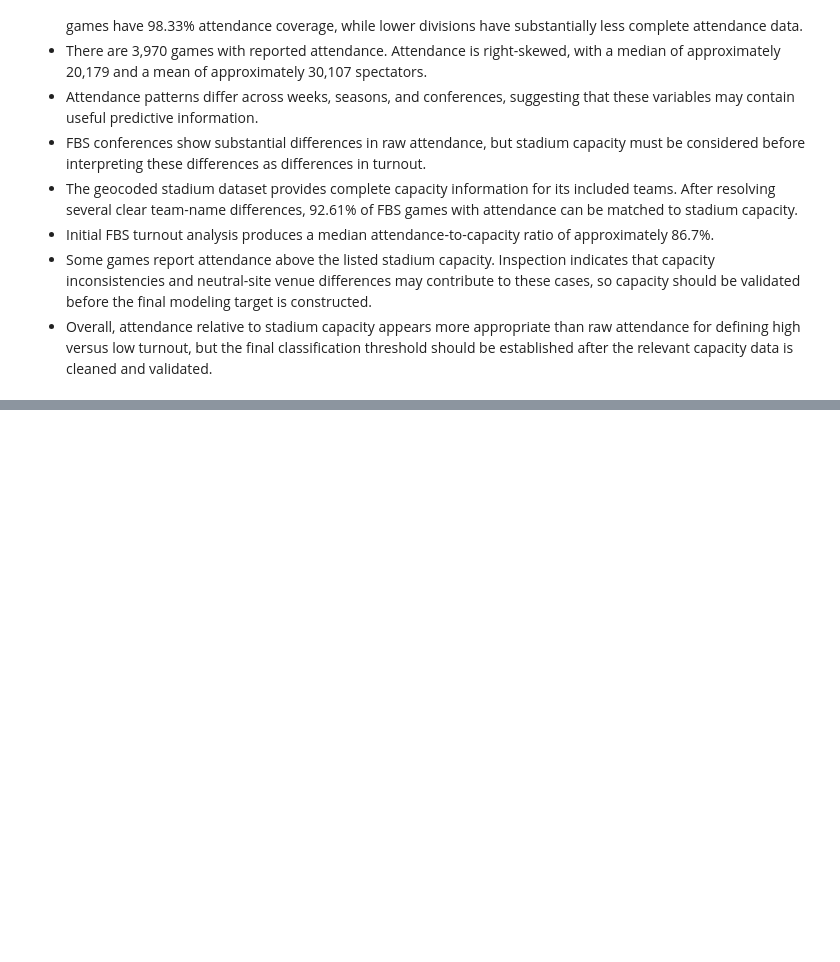
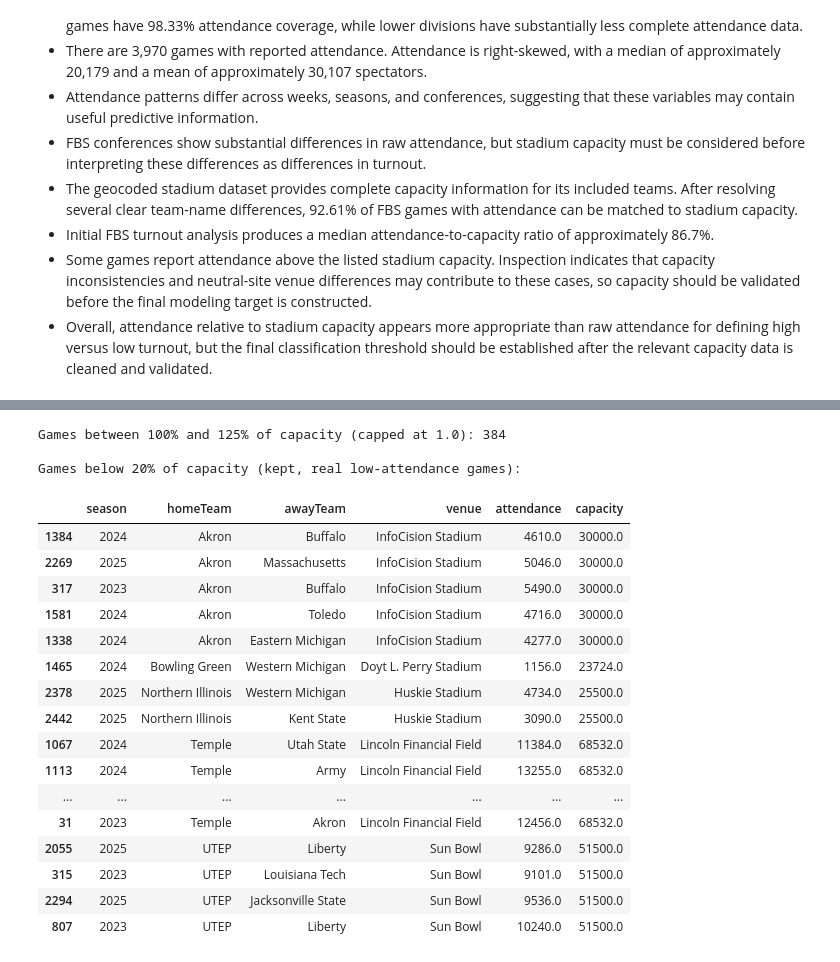
Before and after one commit to Break-Through-Tech/Sports-Analytics-1B-assessing-football-stadium-attendance-and-experience, a Jupyter notebook: notebooks/01_eda_feature_engineering.ipynb, the cells around one changed output, grey strips where cells are left out. Cells and saved outputs as stored; diff of their text form; code cells hidden in the pictures; blank space fills up the shorter version.

```diff
--- a/notebooks/01_eda_feature_engineering.ipynb
+++ b/notebooks/01_eda_feature_engineering.ipynb
@@ -1255,0 +1311,5 @@ The initial exploratory analysis of the updated 2023–2025 data identified seve
+# %%
+print("Neutral-site games in the FBS data:", clean_df["neutralSite"].sum())
+
+clean_df = clean_df[clean_df["neutralSite"] == False]
+print("Rows after removing neutral-site games:", len(clean_df))
@@ -1255,0 +1472,30 @@ The initial exploratory analysis of the updated 2023–2025 data identified seve
+# %%
+print("Games between 100% and 125% of capacity (capped at 1.0):", (clean_df["turnout_rate"] > 1).sum())
+clean_df["turnout_rate"] = clean_df["turnout_rate"].clip(upper=1.0)
+
+print("\nGames below 20% of capacity (kept, real low-attendance games):")
+clean_df.loc[
+    clean_df["turnout_rate"] < 0.20,
+    ["season", "homeTeam", "awayTeam", "venue", "attendance", "capacity"]
+].sort_values("homeTeam")
+# %% [output]
+Games between 100% and 125% of capacity (capped at 1.0): 384
+
+Games below 20% of capacity (kept, real low-attendance games):
+|  | season | homeTeam | awayTeam | venue | attendance | capacity |
+| 1384 | 2024 | Akron | Buffalo | InfoCision Stadium | 4610.0 | 30000.0 |
+| 2269 | 2025 | Akron | Massachusetts | InfoCision Stadium | 5046.0 | 30000.0 |
+| 317 | 2023 | Akron | Buffalo | InfoCision Stadium | 5490.0 | 30000.0 |
+| 1581 | 2024 | Akron | Toledo | InfoCision Stadium | 4716.0 | 30000.0 |
+| 1338 | 2024 | Akron | Eastern Michigan | InfoCision Stadium | 4277.0 | 30000.0 |
+| 1465 | 2024 | Bowling Green | Western Michigan | Doyt L. Perry Stadium | 1156.0 | 23724.0 |
+| 2378 | 2025 | Northern Illinois | Western Michigan | Huskie Stadium | 4734.0 | 25500.0 |
+| 2442 | 2025 | Northern Illinois | Kent State | Huskie Stadium | 3090.0 | 25500.0 |
+| 1067 | 2024 | Temple | Utah State | Lincoln Financial Field | 11384.0 | 68532.0 |
+| 1113 | 2024 | Temple | Army | Lincoln Financial Field | 13255.0 | 68532.0 |
+| ... | ... | ... | ... | ... | ... | ... |
+| 31 | 2023 | Temple | Akron | Lincoln Financial Field | 12456.0 | 68532.0 |
+| 2055 | 2025 | UTEP | Liberty | Sun Bowl | 9286.0 | 51500.0 |
+| 315 | 2023 | UTEP | Louisiana Tech | Sun Bowl | 9101.0 | 51500.0 |
+| 2294 | 2025 | UTEP | Jacksonville State | Sun Bowl | 9536.0 | 51500.0 |
+| 807 | 2023 | UTEP | Liberty | Sun Bowl | 10240.0 | 51500.0 |
```
Also changed, not shown: parts of 30 cells of this notebook, 1 other file.
